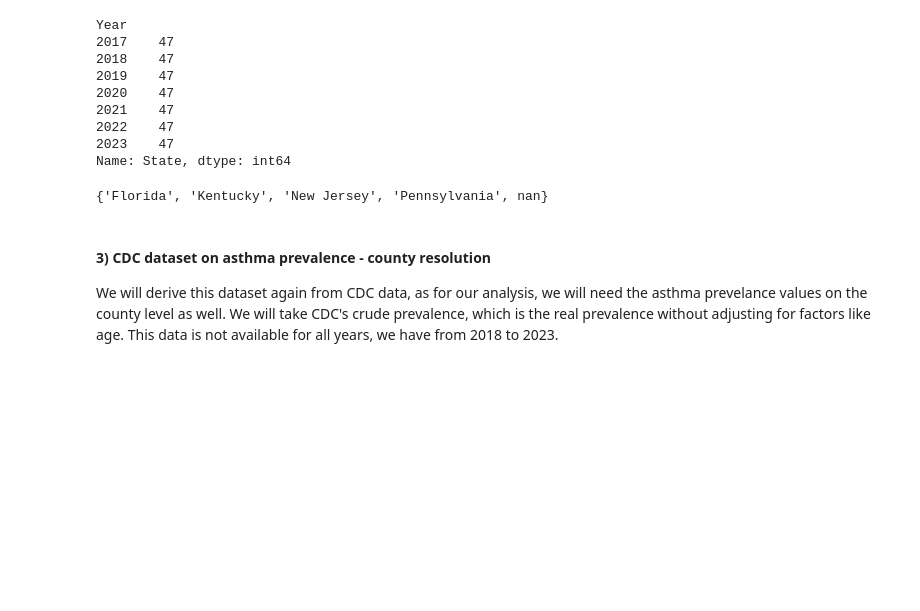
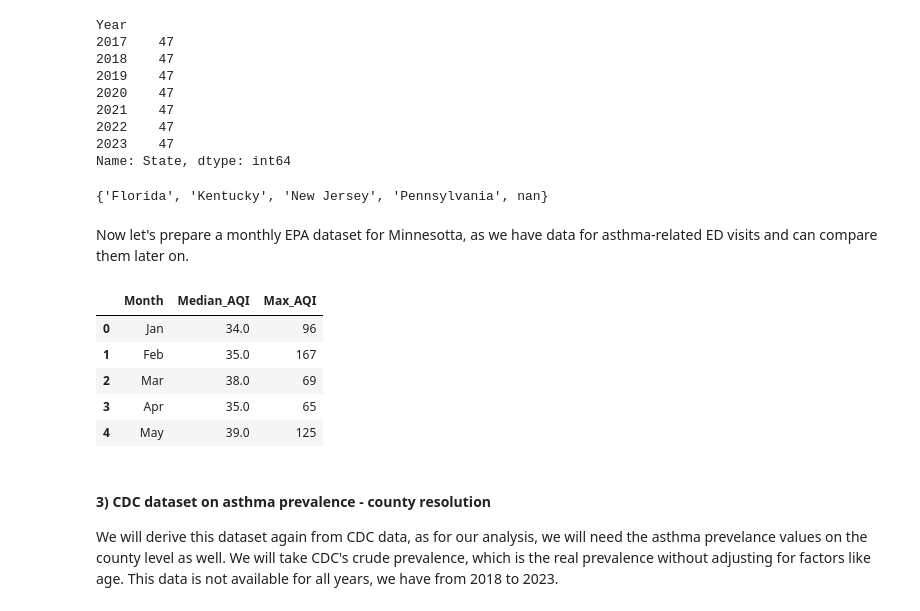
Before and after one commit to KalinaMarkova/data_science_course_project, a Jupyter notebook: The Impact of Air Pollution on Asthma A Regression Analysis.ipynb, the cells around one changed output. Cells and saved outputs as stored; diff of their text form; code cells hidden in the pictures; blank space fills up the shorter version.

```diff
--- a/The Impact of Air Pollution on Asthma A Regression Analysis.ipynb
+++ b/The Impact of Air Pollution on Asthma A Regression Analysis.ipynb
@@ -454,6 +452,36 @@ removed_states
 # %%
 # Saving the dataset
 asthma_state.to_csv("data/asthma_prevelance_state_clean.csv", index = False)
+# %% [markdown]
+Now let's prepare a monthly EPA dataset for Minnesotta, as we have data for asthma-related ED visits and can compare them later on.
+# %%
+import pandas as pd
+
+# Load and prepare the data
+epa_daily = pd.read_csv("data/daily_aqi_by_county_2022.csv")
+mn_epa = epa_daily[epa_daily['State Name'] == 'Minnesota'].copy()
+mn_epa['Date'] = pd.to_datetime(mn_epa['Date'])
+mn_epa['Month'] = mn_epa['Date'].dt.strftime('%b')
+
+# The Fix: Use 'median' instead of 'mean' for the baseline AQI
+mn_monthly_aqi = mn_epa.groupby('Month')['AQI'].agg(
+    Median_AQI='median',
+    Max_AQI='max'
+).reset_index()
+
+# Set categorical order for months so they sort chronologically later
+month_order = ['Jan', 'Feb', 'Mar', 'Apr', 'May', 'Jun', 'Jul', 'Aug', 'Sep', 'Oct', 'Nov', 'Dec']
+mn_monthly_aqi['Month'] = pd.Categorical(mn_monthly_aqi['Month'], categories=month_order, ordered=True)
+mn_monthly_aqi = mn_monthly_aqi.sort_values('Month').reset_index(drop=True)
+
+mn_monthly_aqi.head()
+# %% [output]
+|  | Month | Median_AQI | Max_AQI |
+| 0 | Jan | 34.0 | 96 |
+| 1 | Feb | 35.0 | 167 |
+| 2 | Mar | 38.0 | 69 |
+| 3 | Apr | 35.0 | 65 |
+| 4 | May | 39.0 | 125 |
 # %% [markdown]
 #### 3) CDC dataset on asthma prevalence - county resolution
 We will derive this dataset again from CDC data, as for our analysis, we will need the asthma prevelance values on the county level as well. We will take CDC's crude prevalence, which is the real prevalence without adjusting for factors like age. This data is not available for all years, we have from 2018 to 2023.
```
Also changed, not shown: parts of 25 cells of this notebook, 8 other files.
